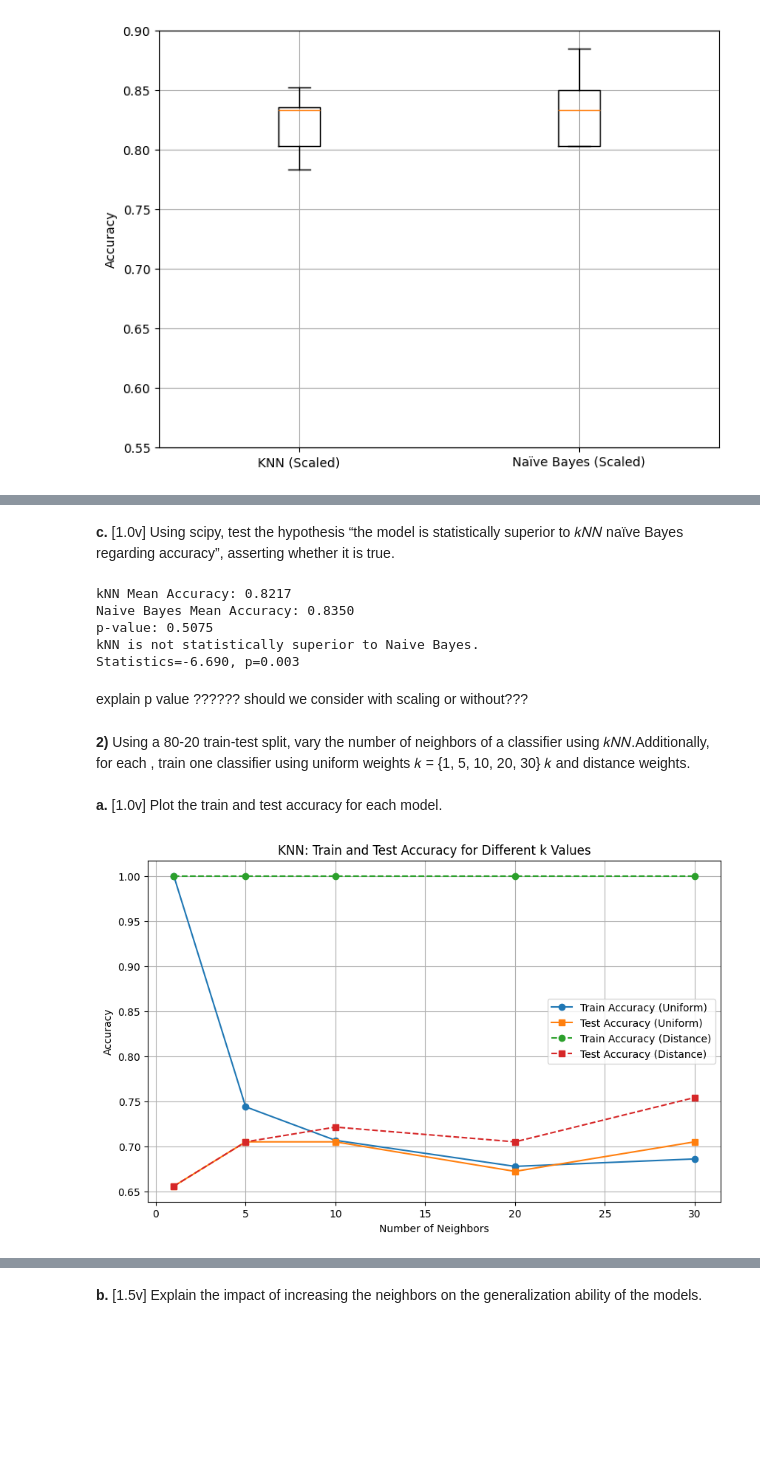
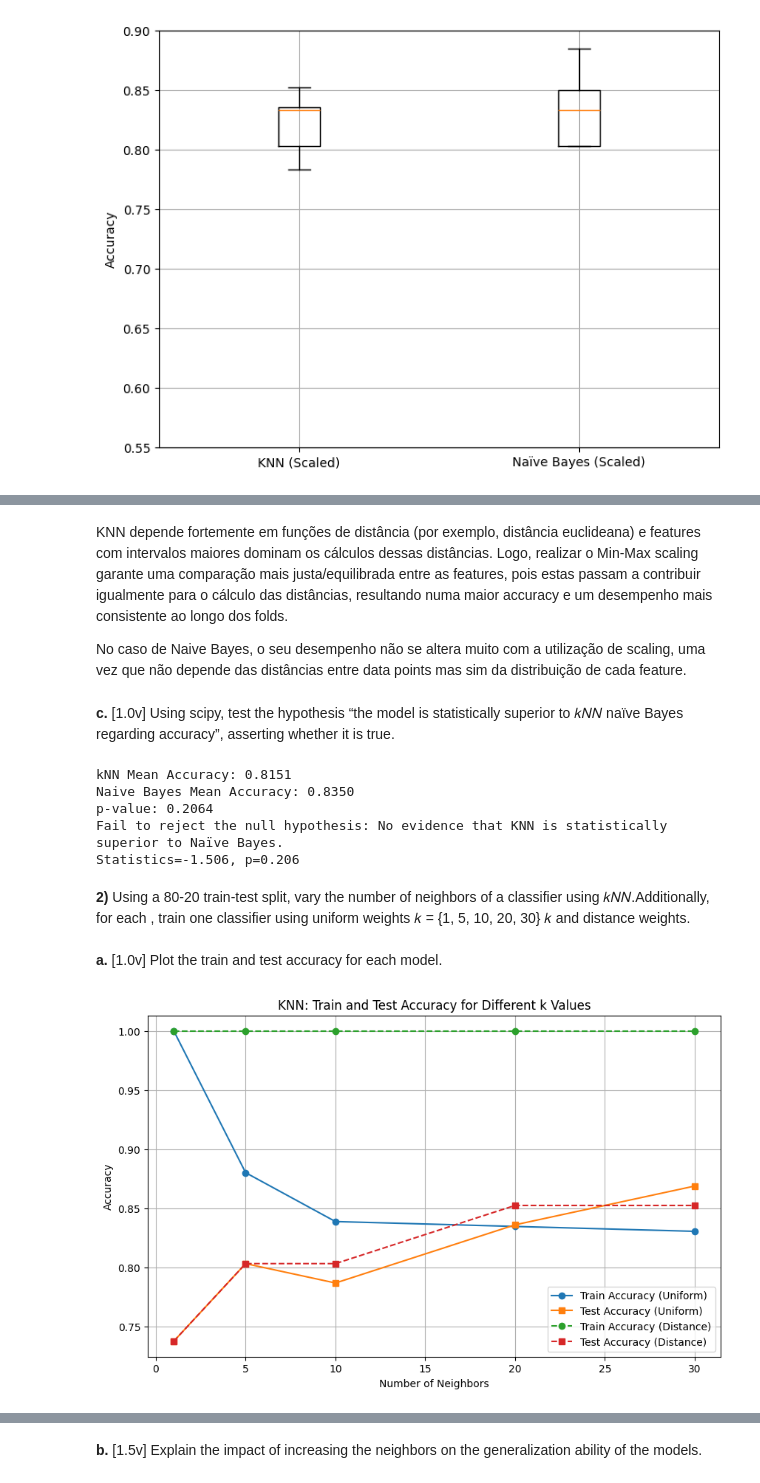
Before and after one commit to afonso215/piercings, a Jupyter notebook: HW2/bafospt2.ipynb, the cells around one changed output, grey strips where cells are left out. Drawn from its saved outputs; the diff is of its cells as text; code cells hidden in the pictures; blank space fills up the shorter version.

```diff
--- a/HW2/bafospt2.ipynb
+++ b/HW2/bafospt2.ipynb
@@ -65,91 +61,77 @@ Naïve Bayes without scaling performs similarly to how it does with scaling. Thi
+# %% [markdown]
+KNN depende fortemente em funções de distância (por exemplo, distância euclideana) e features com intervalos maiores dominam os cálculos dessas distâncias. Logo, realizar o Min-Max scaling garante uma comparação mais justa/equilibrada entre as features, pois estas passam a contribuir igualmente para o cálculo das distâncias, resultando numa maior accuracy e um desempenho mais consistente ao longo dos folds.
+
+No caso de Naive Bayes, o seu desempenho não se altera muito com a utilização de scaling, uma vez que não depende das distâncias entre data points mas sim da distribuição de cada feature.
 # %% [markdown]
 **c.** [1.0v] Using scipy, test the hypothesis “the model is statistically superior to 𝑘𝑁𝑁 naïve Bayes regarding accuracy”, asserting whether it is true.
 # %%
 import numpy as np
 from scipy.stats import ttest_rel
 
-# Perform cross-validation for both models
-kNN_accuracies = cross_val_score(knn, X_scaled, y, cv=skf)
-NB_accuracies = cross_val_score(naive_bayes, X_scaled, y, cv=skf)
+t_stat, p_value = ttest_rel(knn_scores_scaled, gnb_scores_scaled)
 
-# Perform the paired t-test
-t_stat, p_value = ttest_rel(kNN_accuracies, NB_accuracies)
-
-# Print the accuracies and statistical test results
-print(f"kNN Mean Accuracy: {np.mean(kNN_accuracies):.4f}")
-print(f"Naive Bayes Mean Accuracy: {np.mean(NB_accuracies):.4f}")
 print(f"p-value: {p_value:.4f}")
 
-# Set the significance level
 alpha = 0.1
 
 # Hypothesis testing decision
 if p_value < alpha:
-    print("kNN is statistically superior to Naive Bayes in terms of accuracy.")
+    print("Reject the null hypothesis: KNN is statistically superior to Naïve Bayes in terms of accuracy.")
 else:
-    print("kNN is not statistically superior to Naive Bayes.")
-
-#############################################
-
-stat, p = ttest_rel(knn_scores, gnb_scores)
-print('Statistics=%.3f, p=%.3f' % (stat, p))
+    print("Fail to reject the null hypothesis: No evidence that KNN is statistically superior to Naïve Bayes.")
 # %% [output]
-kNN Mean Accuracy: 0.8217
+kNN Mean Accuracy: 0.8151
 Naive Bayes Mean Accuracy: 0.8350
-p-value: 0.5075
-kNN is not statistically superior to Naive Bayes.
-Statistics=-6.690, p=0.003
+p-value: 0.2064
+Fail to reject the null hypothesis: No evidence that KNN is statistically superior to Naïve Bayes.
+Statistics=-1.506, p=0.206
-# %% [markdown]
-explain p value ??????
-should we consider with scaling or without???
 # %% [markdown]
 **2)** Using a 80-20 train-test split, vary the number of neighbors of a classifier using 𝑘𝑁𝑁.Additionally, for each , train one classifier using uniform weights 𝑘 = {1, 5, 10, 20, 30} 𝑘 and distance weights. <br> <br>
 **a.** [1.0v] Plot the train and test accuracy for each model.
 # %%
 from sklearn.model_selection import train_test_split
 from sklearn.neighbors import KNeighborsClassifier
+from sklearn.preprocessing import StandardScaler
 from sklearn.metrics import accuracy_score
 import matplotlib.pyplot as plt
 
-# Step 2: Split into training and test sets (80% train, 20% test)
 X_train, X_test, y_train, y_test = train_test_split(x, y, test_size=0.2, random_state=0, stratify=y)
 
-# Step 3: Define the values of k to test
 k_values = [1, 5, 10, 20, 30]
 
-# Store accuracies for each model
+scaler = StandardScaler()
+X_train = scaler.fit_transform(X_train)
+X_test = scaler.transform(X_test)
+
 train_accuracies_uniform = []
 test_accuracies_uniform = []
 train_accuracies_distance = []
 test_accuracies_distance = []
 
-# Step 4: Train models and collect accuracies for each value of k
 for k in k_values:
-    # KNN with uniform weights
     knn_uniform = KNeighborsClassifier(n_neighbors=k, weights='uniform')
     knn_uniform.fit(X_train, y_train)
 
-    # KNN with distance weights
     knn_distance = KNeighborsClassifier(n_neighbors=k, weights='distance')
     knn_distance.fit(X_train, y_train)
 
     train_accuracies_uniform.append(accuracy_score(y_train, knn_uniform.predict(X_train)))
     test_accuracies_uniform.append(accuracy_score(y_test, knn_uniform.predict(X_test)))
     train_accuracies_distance.append(accuracy_score(y_train, knn_distance.predict(X_train)))
     test_accuracies_distance.append(accuracy_score(y_test, knn_distance.predict(X_test)))
 
 plt.figure(figsize=(10, 6))
 plt.plot(k_values, train_accuracies_uniform, label='Train Accuracy (Uniform)', marker='o')
 plt.plot(k_values, test_accuracies_uniform, label='Test Accuracy (Uniform)', marker='s')
 plt.plot(k_values, train_accuracies_distance, label='Train Accuracy (Distance)', marker='o', linestyle='--')
 plt.plot(k_values, test_accuracies_distance, label='Test Accuracy (Distance)', marker='s', linestyle='--')
 
 # Add labels and legend
 plt.xlabel('Number of Neighbors')
 plt.ylabel('Accuracy')
 plt.title('KNN: Train and Test Accuracy for Different k Values')
 plt.legend()
 plt.grid(True)
 plt.show()
 # %% [output]
-[figure, old version]
+[figure, new version]
```
Also changed, not shown: parts of 7 cells of this notebook.
